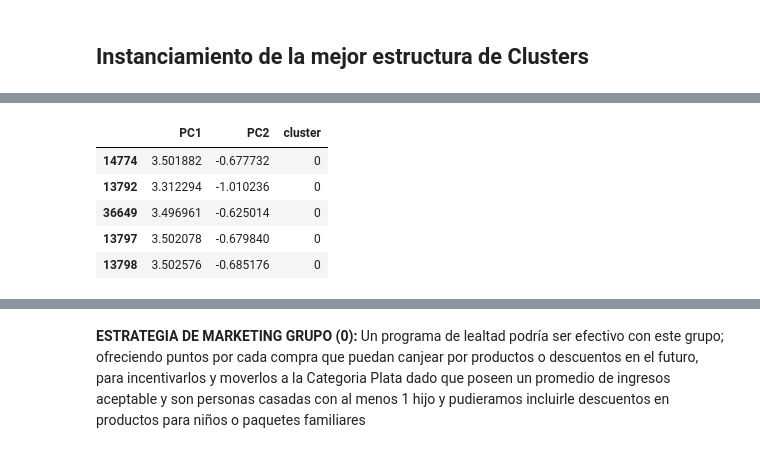
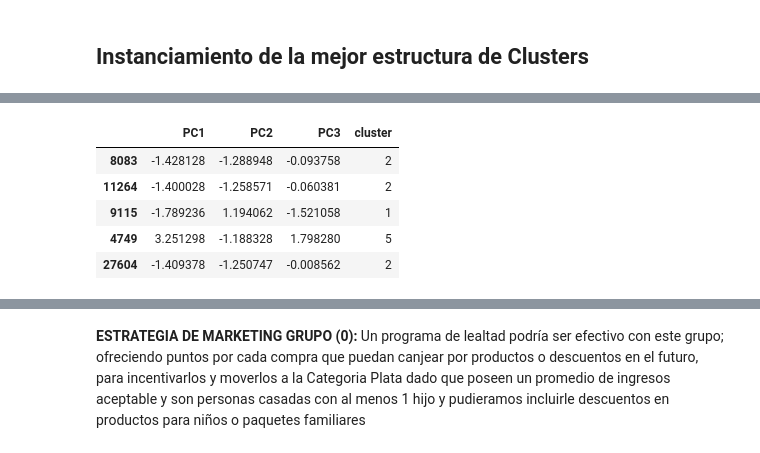
Before and after one commit to Edwin1719/Clustering_Clientes, a Jupyter notebook: La_Esencia_del_Cliente.ipynb, the cells around one changed output, grey strips where cells are left out. Cells and saved outputs as stored; diff of their text form; code cells hidden in the pictures.

```diff
--- a/La_Esencia_del_Cliente.ipynb
+++ b/La_Esencia_del_Cliente.ipynb
@@ -337,6 +339,6 @@ histograma_var(df, 'ingreso_real', 'genero')
 # %%
 ## VARIABLES PARA EL ANALISIS (Pais, escolaridad, ocupacion, estado_civil, genero, tipo ,numero_de_hijos, miembro,ingreso_real,ventas_tienda(en millones))
 # %%
-datos = df[["pais","estado_civil","numero_hijos","miembro","ingreso_real"]]
+datos = df[["pais","estado_civil","numero_hijos","miembro","ingreso_real","ventas_tienda(en millones)"]]
 datos.head(5)
 # %% [output]
@@ -616,22 +620,21 @@ ingreso_real            0.053
 dtype: float64
 # %%
 # Analisis de componentes principales
-
 from sklearn.decomposition import PCA
-
-pca = PCA(n_components=2)
+pca = PCA(n_components=3)
 pca_df = pca.fit_transform(df_std)
-pca_df_std = pd.DataFrame(data=pca_df, columns=['PC1', 'PC2'])
+pca_df_std = pd.DataFrame(data=pca_df, columns=['PC1', 'PC2', 'PC3'])
+pca_df_std.head()
 pca_CP = pd.concat([pca_df_std, df_std['cluster']], axis=1).sort_values("cluster")
 
-pca_CP.head()
+pca_CP.sample(5)
 # %% [output]
-|  | PC1 | PC2 | cluster |
-| 14774 | 3.501882 | -0.677732 | 0 |
-| 13792 | 3.312294 | -1.010236 | 0 |
-| 36649 | 3.496961 | -0.625014 | 0 |
-| 13797 | 3.502078 | -0.679840 | 0 |
-| 13798 | 3.502576 | -0.685176 | 0 |
+|  | PC1 | PC2 | PC3 | cluster |
+| 8083 | -1.428128 | -1.288948 | -0.093758 | 2 |
+| 11264 | -1.400028 | -1.258571 | -0.060381 | 2 |
+| 9115 | -1.789236 | 1.194062 | -1.521058 | 1 |
+| 4749 | 3.251298 | -1.188328 | 1.798280 | 5 |
+| 27604 | -1.409378 | -1.250747 | -0.008562 | 2 |
 # %%
 # Grafico de Componenetes principales
 
```
Also changed, not shown: parts of 52 cells of this notebook.
